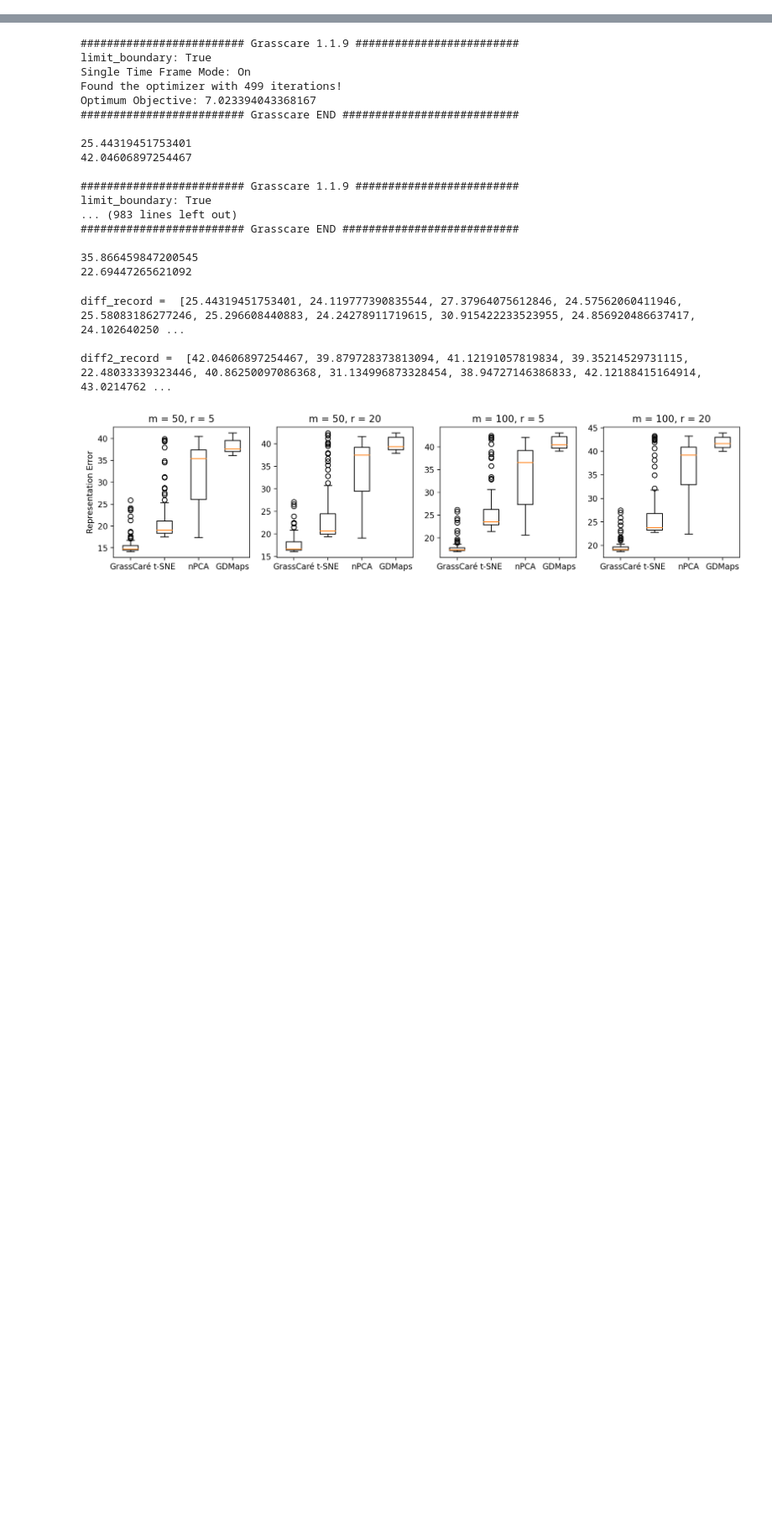
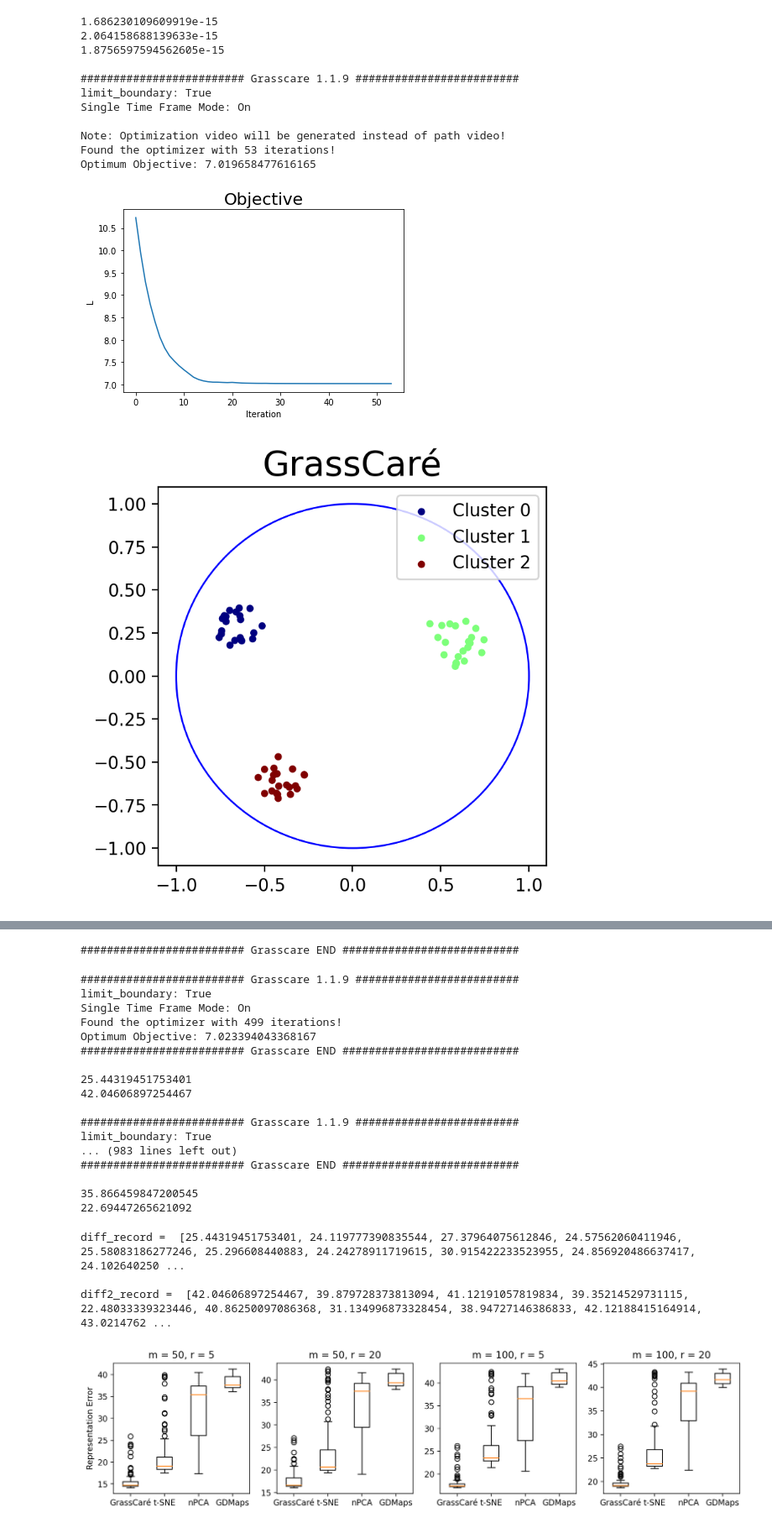
Before and after one commit to HuanranLi/GrassCare, a Jupyter notebook: TestIPYNB/DistanceTest.ipynb, the cells around one changed output, grey strips where cells are left out. Shown at 84% size. Cells and saved outputs as stored; diff of their text form; code cells hidden in the pictures; blank space fills up the shorter version.

```diff
--- a/TestIPYNB/DistanceTest.ipynb
+++ b/TestIPYNB/DistanceTest.ipynb
@@ -9,15 +9,28 @@ import matplotlib.pyplot as plt
 # %%
 ambient_dimension = m = 100
 rank = r = 20
 count = N = 60
 clusters = K = 3
 
 assert clusters > 0
 assert count % clusters == 0
 
 
-optional_params = {'final_picture': False, 'objective_plot':False, 'no_graph': True}
-tsne_optional_params = { 'final_picture': False, 'objective_plot':False, 'no_graph': True,  'embedding_method': 'EuclideanL2', 'cost_function': 't-SNE'}
+optional_params = {}
 
-#S, labels, centers = U_array_init(ambient_dimension = m, rank = r, count = N, clusters = K)
-#embedding = grasscare_plot(S = S, labels = labels, video = True, optional_params = optional_params)
+S, labels, centers = U_array_init(ambient_dimension = m, rank = r, count = N, clusters = K)
+embedding = grasscare_plot(S = S, labels = labels, video = True, optional_params = optional_params)
+# %% [output]
+1.686230109609919e-15
+2.064158688139633e-15
+1.8756597594562605e-15
+
+######################### Grasscare 1.1.9 #########################
+limit_boundary: True
+Single Time Frame Mode: On
+
+Note: Optimization video will be generated instead of path video!
+Found the optimizer with 53 iterations!
+Optimum Objective: 7.019658477616165
+[figure, added]
+[figure, added]
@@ -24,3 +38,4 @@ tsne_optional_params = { 'final_picture': False, 'objective_plot':False, 'no_gra
+######################### Grasscare END ###########################
 # %%
 diff_record = []
 diff2_record = []
```
Also changed, not shown: parts of 1 cell of this notebook, 9 other files.
